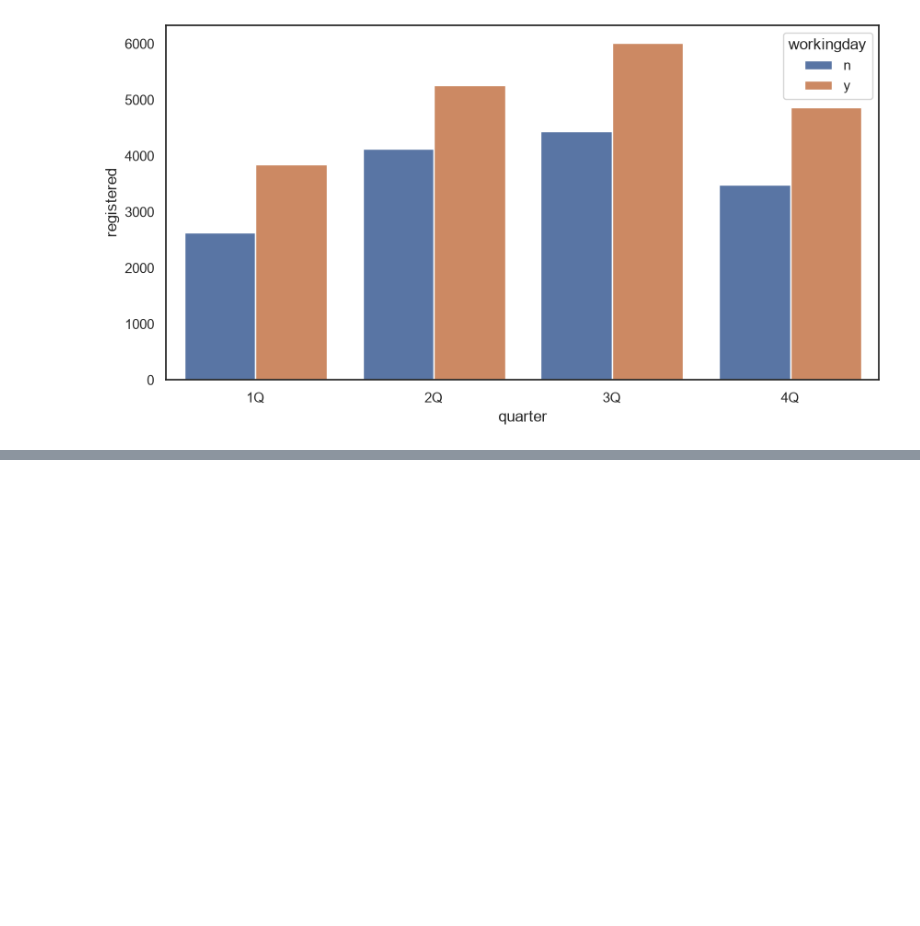
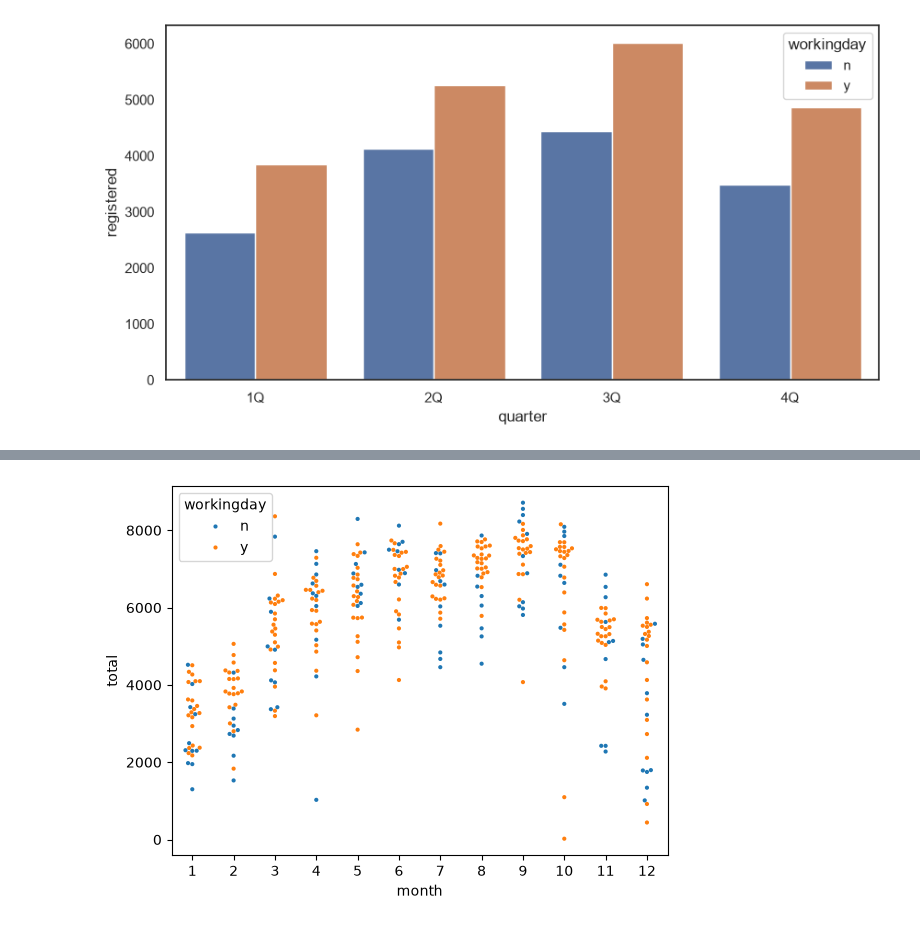
Before and after one commit to hyeonn31/Python_Study, a Jupyter notebook: 10. seaborn_Capital Bike Share.ipynb, the cells around one changed output, grey strips where cells are left out. Drawn from its saved outputs; the diff is of its cells as text; code cells hidden in the pictures; blank space fills up the shorter version.

```diff
--- a/10. seaborn_Capital Bike Share.ipynb
+++ b/10. seaborn_Capital Bike Share.ipynb
@@ -124,0 +185,18 @@ plt.show()
+# %%
+# [swarmplot : stripplot 과 같지만, 점끼리 겹치지 않게 옆으로 펼쳐서 찍는 그래프]
+# stripplot 은 무작위로 흩뿌려서 점이 겹칠 수 있음 → 몇 개인지 세기 어려움
+# swarmplot 은 같은 높이의 점들을 좌우로 차곡차곡 늘어놓음 → 벌집(swarm)처럼 퍼진 모양
+#   → 옆으로 넓게 퍼진 곳 = 그 값 근처에 날이 많이 몰려 있다는 뜻 (분포의 모양이 보임)
+# size=3 : 점 크기 (기본 5). 점이 많아서 칸 안에 다 안 들어가면 UserWarning 이 떠서 크기를 줄임
+#
+# 언제 쓰면 효과적인가?
+#   - stripplot 처럼 데이터가 적을 때. 점이 많으면 칸을 넘쳐서 오히려 stripplot 보다 못함
+#   - 값이 어디에 많이 몰려 있는지(분포 모양)까지 보고 싶을 때
+#
+# 이 그래프의 내용 : stripplot 과 같은 데이터라 결론도 같음
+#   - 각 월에서 옆으로 가장 넓게 퍼진 높이가 그 달에 가장 흔한 대여 건수
+#   - 겨울엔 아래쪽, 여름~가을엔 위쪽이 넓게 퍼져 있음
+sns.swarmplot(data=df, x='month', y='total',hue='workingday',size=3)
+plt.show()
+# %% [output]
+[figure, added]
```
Also changed, not shown: parts of 21 cells of this notebook.
